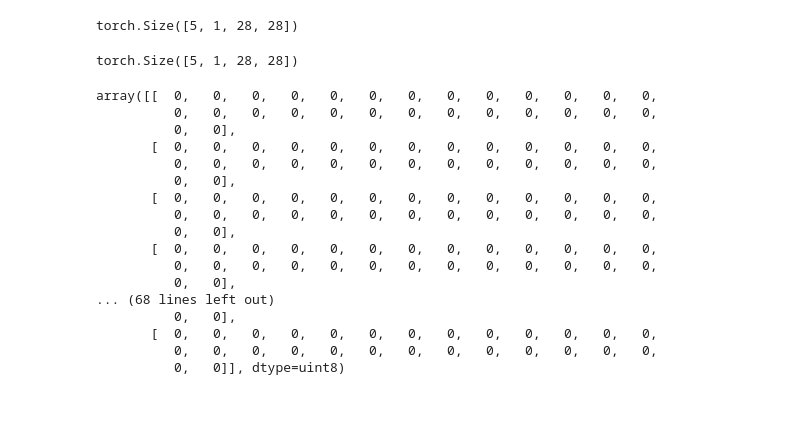
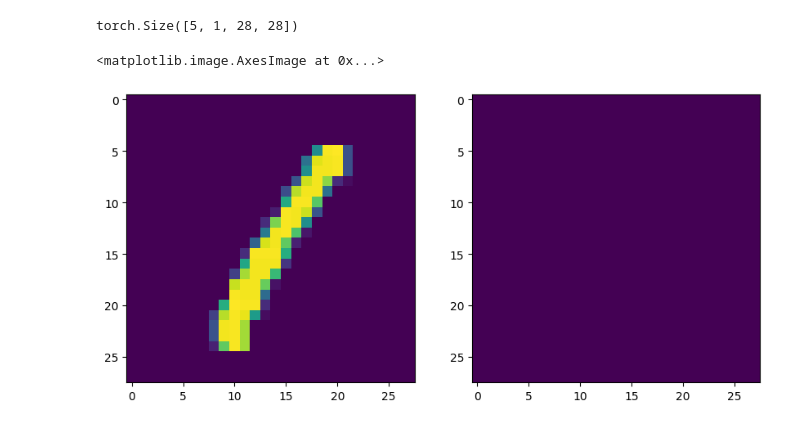
Before and after one commit to JeanMartens/generate-hand-videos-with-beta-VAE, a Jupyter notebook: notebooks/explore.ipynb, the cells around one changed output. Cells and saved outputs as stored; diff of their text form; code cells hidden in the pictures.

```diff
--- a/notebooks/explore.ipynb
+++ b/notebooks/explore.ipynb
@@ -70,13 +21,22 @@ class Autoencoder(nn.Module):
 # %%
 device = torch.device('cuda' if torch.cuda.is_available() else 'cpu')
 
-model = Autoencoder('efficientnet_b0',2).to(device)
+model = mc.AutoEncoder('efficientnet_b0',500)
+model.eval()
+state_dict = torch.load('../running_models/fold_1/me_0.569_ep_10_en_efficientnet_b0_lr_5e-06_si_28.pt', map_location = device)
+model.to(device)
+model.load_state_dict(state_dict, strict = True)
+
+
+normalise_transform = transforms.Compose([
+        transforms.Normalize(mean=(33.385964741253645), std=(78.6543736268941))
+        ])
 # %%
 all_images = np.load('../data/images_labels/images.npy')
 all_labels = np.load('../data/images_labels/labels.npy')
 # %%
-image = torch.tensor(all_labels[:5]).unsqueeze(1).to(device).float()
+image = torch.tensor(all_images[:5]).unsqueeze(1).to(device).float()
+image = normalise_transform(image)
 # %%
-image.shape
+with torch.no_grad():
+    output = model(image)
-# %% [output]
-torch.Size([5, 1, 28, 28])
@@ -85,24 +43,14 @@ output = model(image)
-# %%
-output.shape
-# %% [output]
-torch.Size([5, 1, 28, 28])
-# %%
-all_images[0]
-# %% [output]
-array([[  0,   0,   0,   0,   0,   0,   0,   0,   0,   0,   0,   0,   0,
-          0,   0,   0,   0,   0,   0,   0,   0,   0,   0,   0,   0,   0,
-          0,   0],
-       [  0,   0,   0,   0,   0,   0,   0,   0,   0,   0,   0,   0,   0,
-          0,   0,   0,   0,   0,   0,   0,   0,   0,   0,   0,   0,   0,
-          0,   0],
-       [  0,   0,   0,   0,   0,   0,   0,   0,   0,   0,   0,   0,   0,
-          0,   0,   0,   0,   0,   0,   0,   0,   0,   0,   0,   0,   0,
-          0,   0],
-       [  0,   0,   0,   0,   0,   0,   0,   0,   0,   0,   0,   0,   0,
-          0,   0,   0,   0,   0,   0,   0,   0,   0,   0,   0,   0,   0,
-          0,   0],
-... (68 lines left out)
-          0,   0],
-       [  0,   0,   0,   0,   0,   0,   0,   0,   0,   0,   0,   0,   0,
-          0,   0,   0,   0,   0,   0,   0,   0,   0,   0,   0,   0,   0,
-          0,   0]], dtype=uint8)
+# %%
+output.shape
+# %% [output]
+torch.Size([5, 1, 28, 28])
+# %%
+plt.figure(figsize = (10,5))
+i = 3
+plt.subplot(1,2,1)
+plt.imshow(image[i].squeeze(0).cpu().numpy())
+plt.subplot(1,2,2)
+plt.imshow(output[i].squeeze(0).cpu().numpy())
+# %% [output]
+<matplotlib.image.AxesImage at 0x...>
+[figure, added]
```
Also changed, not shown: parts of 3 cells of this notebook, 7 other files.
